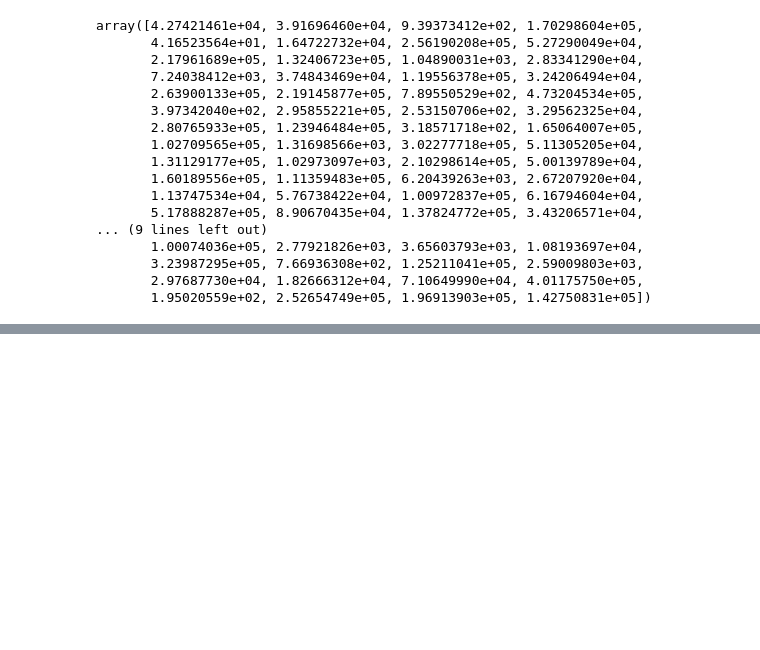
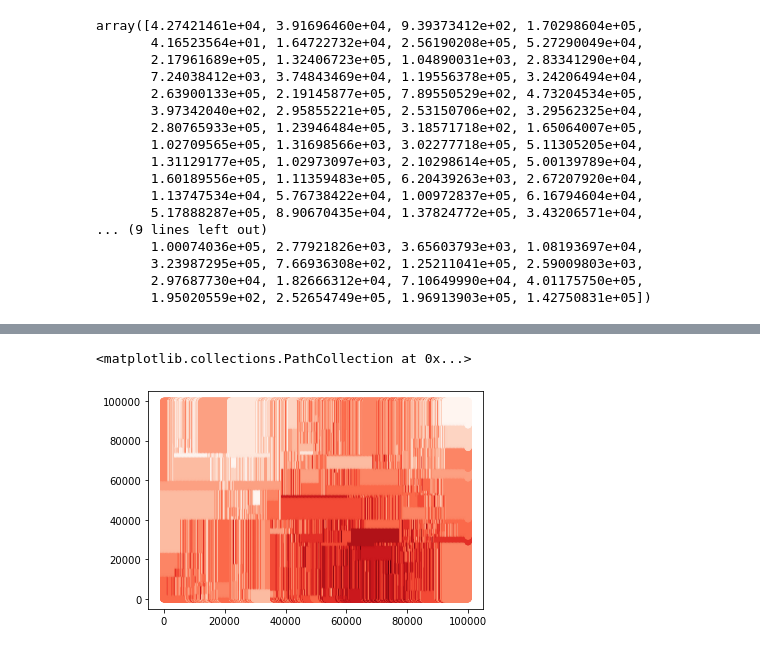
Before and after one commit to fang-helen/Final-Project-FRI, a Jupyter notebook: Final Project FRI.ipynb, the cells around one changed output, grey strips where cells are left out. Cells and saved outputs as stored; diff of their text form; code cells hidden in the pictures; blank space fills up the shorter version.

```diff
--- a/Final Project FRI.ipynb
+++ b/Final Project FRI.ipynb
@@ -303,3 +330,15 @@ array([4.27421461e+04, 3.91696460e+04, 9.39373412e+02, 1.70298604e+05,
        3.23987295e+05, 7.66936308e+02, 1.25211041e+05, 2.59009803e+03,
        2.97687730e+04, 1.82666312e+04, 7.10649990e+04, 4.01175750e+05,
        1.95020559e+02, 2.52654749e+05, 1.96913903e+05, 1.42750831e+05])
+# %%
+from sklearn.tree import DecisionTreeRegressor
+
+tree = DecisionTreeRegressor()
+
+
+X = np.array([np.array([easting]).flatten(),np.array([northing]).flatten()]) # indep var = coordinates
+X = X.transpose()
+y = np.array([porosity]).flatten()
+y = y.reshape(-1,1)
+print(X)
+print(y)
@@ -305,0 +360,24 @@ array([4.27421461e+04, 3.91696460e+04, 9.39373412e+02, 1.70298604e+05,
+# %%
+tree.fit(X,y)
+
+northPredict = []
+eastPredict = []
+
+i = 0
+j = 0
+for i in range (0, 1000):
+    for j in range(0,1000):
+        eastPredict.append(i*100)
+        northPredict.append(j*100)
+
+# xPredict is set of easting, northing pairs for treeReg to predict on
+xPredict = np.array([np.array([eastPredict]).flatten(),np.array([northPredict]).flatten()])
+xPredict = xPredict.transpose()
+
+# predict the porosity
+porosityPredict = tree.predict(xPredict)
+# %%
+plt.scatter(eastPredict,northPredict, c = porosityPredict, cmap = "Reds")
+# %% [output]
+<matplotlib.collections.PathCollection at 0x...>
+[figure, added]
```
Also changed, not shown: parts of 6 cells of this notebook.
